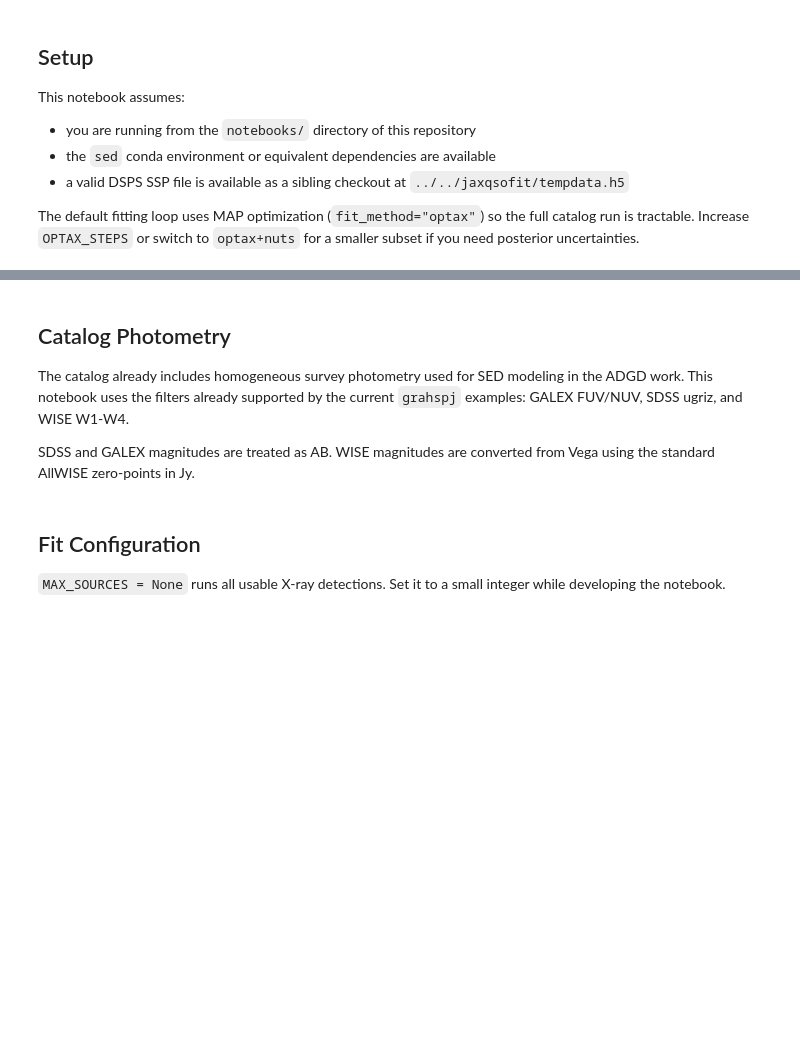
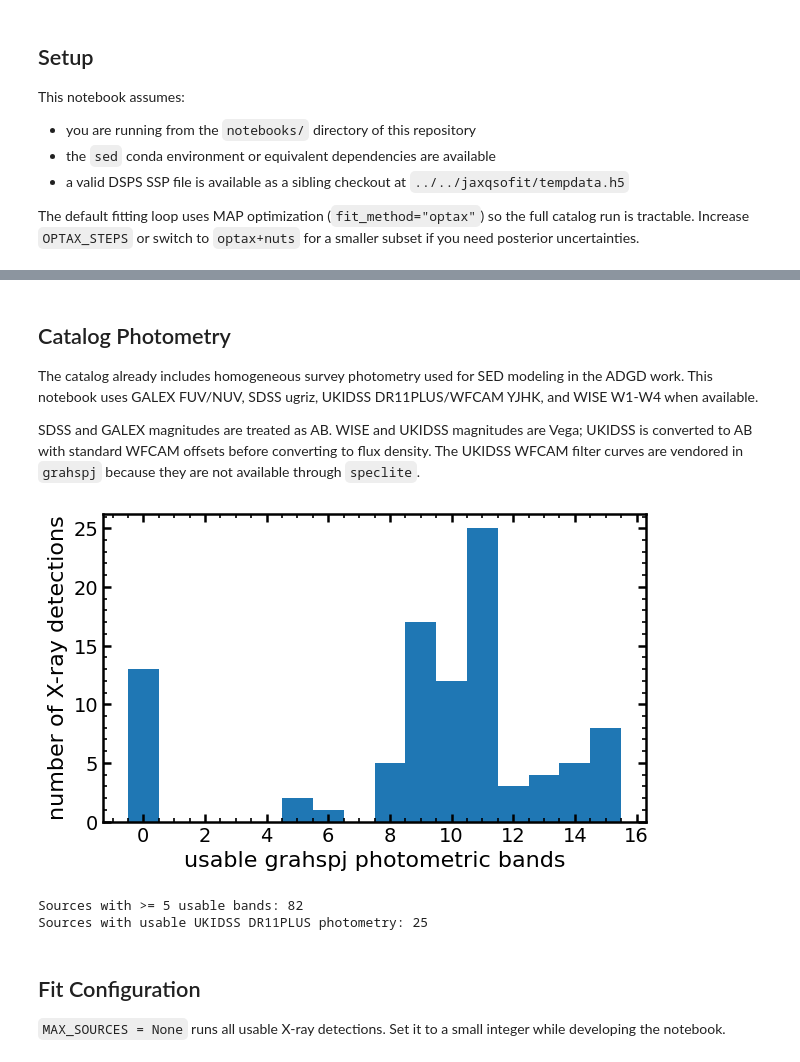
Before and after one commit to burke86/grahspj, a Jupyter notebook: notebooks/08_adgd_alpha_ox.ipynb, the cells around one changed output, grey strips where cells are left out. Drawn from its saved outputs; the diff is of its cells as text; code cells hidden in the pictures; blank space fills up the shorter version.

Commit message:
Update ADGD alpha OX notebook

```diff
--- a/notebooks/08_adgd_alpha_ox.ipynb
+++ b/notebooks/08_adgd_alpha_ox.ipynb
@@ -63,9 +91,9 @@ adgd[["ID", "RA", "DEC", "Redshift", "Mass", "L_0.5-8", "upper_limit_flag"]][:10
 # %% [markdown]
 ## Catalog Photometry
 
-The catalog already includes homogeneous survey photometry used for SED modeling in the ADGD work. This notebook uses the filters already supported by the current `grahspj` examples: GALEX FUV/NUV, SDSS ugriz, and WISE W1-W4.
+The catalog already includes homogeneous survey photometry used for SED modeling in the ADGD work. This notebook uses GALEX FUV/NUV, SDSS ugriz, UKIDSS DR11PLUS/WFCAM YJHK, and WISE W1-W4 when available.
 
-SDSS and GALEX magnitudes are treated as AB. WISE magnitudes are converted from Vega using the standard AllWISE zero-points in Jy.
+SDSS and GALEX magnitudes are treated as AB. WISE and UKIDSS magnitudes are Vega; UKIDSS is converted to AB with standard WFCAM offsets before converting to flux density. The UKIDSS WFCAM filter curves are vendored in `grahspj` because they are not available through `speclite`.
 # %%
 WISE_ZEROPOINT_JY = {
     "W1": 309.540,
@@ -73,6 +101,22 @@ WISE_ZEROPOINT_JY = {
     "W3": 31.674,
     "W4": 8.363,
 }
+
+UKIDSS_VEGA_TO_AB = {
+    "UKIDSSDR11PLUS_Y": 0.634,
+    "UKIDSSDR11PLUS_J": 0.938,
+    "UKIDSSDR11PLUS_H": 1.379,
+    "UKIDSSDR11PLUS_K": 1.900,
+}
+
+UKIDSS_EBV_TO_A_LAMBDA = {
+    "UKIDSSDR11PLUS_Y": 1.206,
+    "UKIDSSDR11PLUS_J": 0.866,
+    "UKIDSSDR11PLUS_H": 0.567,
+    "UKIDSSDR11PLUS_K": 0.366,
+}
+
+INVALID_MAG_LIMIT = 90.0
 
 PHOTOMETRY_COLUMNS = [
     {"filter_name": "FUV_galex", "speclite_name": "galex-fuv", "mag": "FUVmag", "err": "e_FUVmag", "system": "ab", "psf_fwhm_arcsec": 4.3},
@@ -82,6 +126,10 @@ PHOTOMETRY_COLUMNS = [
     {"filter_name": "r_sdss", "speclite_name": "sdss2010-r", "mag": "cModelMag_r", "err": "cModelMagErr_r", "ext": "extinction_r", "system": "ab", "psf_fwhm_arcsec": 1.32},
     {"filter_name": "i_sdss", "speclite_name": "sdss2010-i", "mag": "cModelMag_i", "err": "cModelMagErr_i", "ext": "extinction_i", "system": "ab", "psf_fwhm_arcsec": 1.26},
     {"filter_name": "z_sdss", "speclite_name": "sdss2010-z", "mag": "cModelMag_z", "err": "cModelMagErr_z", "ext": "extinction_z", "system": "ab", "psf_fwhm_arcsec": 1.29},
+    {"filter_name": "UKIDSSDR11PLUS_Y", "mag": "yAperMag3", "err": "yAperMag3Err", "ext_ebv": "eBV_ukidss", "system": "ukidss_vega", "psf_fwhm_arcsec": 0.8},
+    {"filter_name": "UKIDSSDR11PLUS_J", "mag": "j_1AperMag3", "err": "j_1AperMag3Err", "ext_ebv": "eBV_ukidss", "system": "ukidss_vega", "psf_fwhm_arcsec": 0.8},
+    {"filter_name": "UKIDSSDR11PLUS_H", "mag": "hAperMag3", "err": "hAperMag3Err", "ext_ebv": "eBV_ukidss", "system": "ukidss_vega", "psf_fwhm_arcsec": 0.8},
+    {"filter_name": "UKIDSSDR11PLUS_K", "mag": "kAperMag3", "err": "kAperMag3Err", "ext_ebv": "eBV_ukidss", "system": "ukidss_vega", "psf_fwhm_arcsec": 0.8},
     {"filter_name": "W1", "speclite_name": "wise2010-W1", "mag": "w1mpro_new", "err": "w1sigmpro_new", "system": "vega", "psf_fwhm_arcsec": 6.08},
     {"filter_name": "W2", "speclite_name": "wise2010-W2", "mag": "w2mpro_new", "err": "w2sigmpro_new", "system": "vega", "psf_fwhm_arcsec": 6.84},
     {"filter_name": "W3", "speclite_name": "wise2010-W3", "mag": "w3mpro_new", "err": "w3sigmpro_new", "system": "vega", "psf_fwhm_arcsec": 7.36},
@@ -93,50 +141,79 @@ def as_float(value):
         out = float(value)
     except Exception:
         return np.nan
-    return out if np.isfinite(out) else np.nan
+    if not np.isfinite(out) or abs(out) >= 1.0e10:
+        return np.nan
+    return out
+
+def valid_mag_and_error(mag, mag_err):
+    return (
+        np.isfinite(mag)
+        and np.isfinite(mag_err)
+        and 0.0 < mag < INVALID_MAG_LIMIT
+        and 0.0 < mag_err < INVALID_MAG_LIMIT
+    )
 
 def mag_to_flux_mjy(mag, system, filter_name):
     if system == "ab":
-        return 3631.0e3 * 10.0 ** (-0.4 * mag)
-    if system == "vega":
+        mag_ab = mag
+    elif system == "ukidss_vega":
+        mag_ab = mag + UKIDSS_VEGA_TO_AB[filter_name]
+    elif system == "vega":
         return WISE_ZEROPOINT_JY[filter_name] * 1.0e3 * 10.0 ** (-0.4 * mag)
-    raise ValueError(f"Unknown magnitude system: {system}")
+    else:
+        raise ValueError(f"Unknown magnitude system: {system}")
+    return 3631.0e3 * 10.0 ** (-0.4 * mag_ab)
 
 def magerr_to_fluxerr_mjy(flux_mjy, mag_err):
     return abs(flux_mjy) * np.log(10.0) * 0.4 * mag_err
 
 def photometry_for_row(row, min_frac_err=0.03):
     rows = []
     for spec in PHOTOMETRY_COLUMNS:
         mag = as_float(row[spec["mag"]])
         mag_err = as_float(row[spec["err"]])
-        if not np.isfinite(mag) or not np.isfinite(mag_err) or mag_err <= 0.0:
+        if not valid_mag_and_error(mag, mag_err):
             continue
         if "ext" in spec:
             mag = mag - max(as_float(row[spec["ext"]]), 0.0)
+        if "ext_ebv" in spec:
+            ebv = as_float(row[spec["ext_ebv"]])
+            if np.isfinite(ebv) and ebv > 0.0:
+                mag = mag - UKIDSS_EBV_TO_A_LAMBDA[spec["filter_name"]] * ebv
         flux_mjy = mag_to_flux_mjy(mag, spec["system"], spec["filter_name"])
         err_mjy = max(magerr_to_fluxerr_mjy(flux_mjy, mag_err), min_frac_err * abs(flux_mjy))
         if not np.isfinite(flux_mjy) or not np.isfinite(err_mjy) or flux_mjy <= 0.0 or err_mjy <= 0.0:
             continue
-        rows.append({
+        item = {
             "filter_name": spec["filter_name"],
-            "speclite_name": spec["speclite_name"],
             "flux_mjy": flux_mjy,
             "err_mjy": err_mjy,
             "psf_fwhm_arcsec": spec["psf_fwhm_arcsec"],
-        })
+        }
+        if "speclite_name" in spec:
+            item["speclite_name"] = spec["speclite_name"]
+        rows.append(item)
     return rows
 
 phot_counts = np.array([len(photometry_for_row(row)) for row in adgd])
+ukidss_counts = np.array([
+    sum(item["filter_name"].startswith("UKIDSSDR11PLUS_") for item in photometry_for_row(row))
+    for row in adgd
+])
 plt.figure(figsize=(7, 4))
 plt.hist(phot_counts, bins=np.arange(phot_counts.max() + 2) - 0.5)
 plt.xlabel("usable grahspj photometric bands")
 plt.ylabel("number of X-ray detections")
 plt.show()
 
 MIN_BANDS_TO_FIT = 5
 fit_rows = adgd[phot_counts >= MIN_BANDS_TO_FIT]
 print(f"Sources with >= {MIN_BANDS_TO_FIT} usable bands: {len(fit_rows):,}")
+print(f"Sources with usable UKIDSS DR11PLUS photometry: {np.count_nonzero(ukidss_counts):,}")
+# %% [output]
+[figure, added]
+Sources with >= 5 usable bands: 82
+Sources with usable UKIDSS DR11PLUS photometry: 25
 # %% [markdown]
 ## Fit Configuration
 
```
Also changed, not shown: parts of 4 cells of this notebook.
